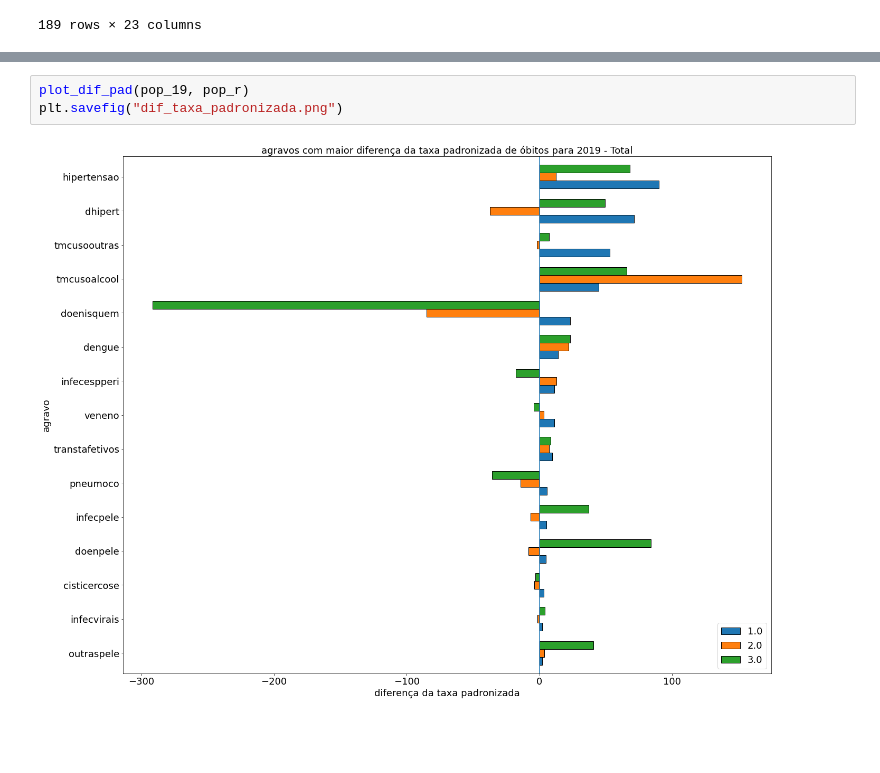
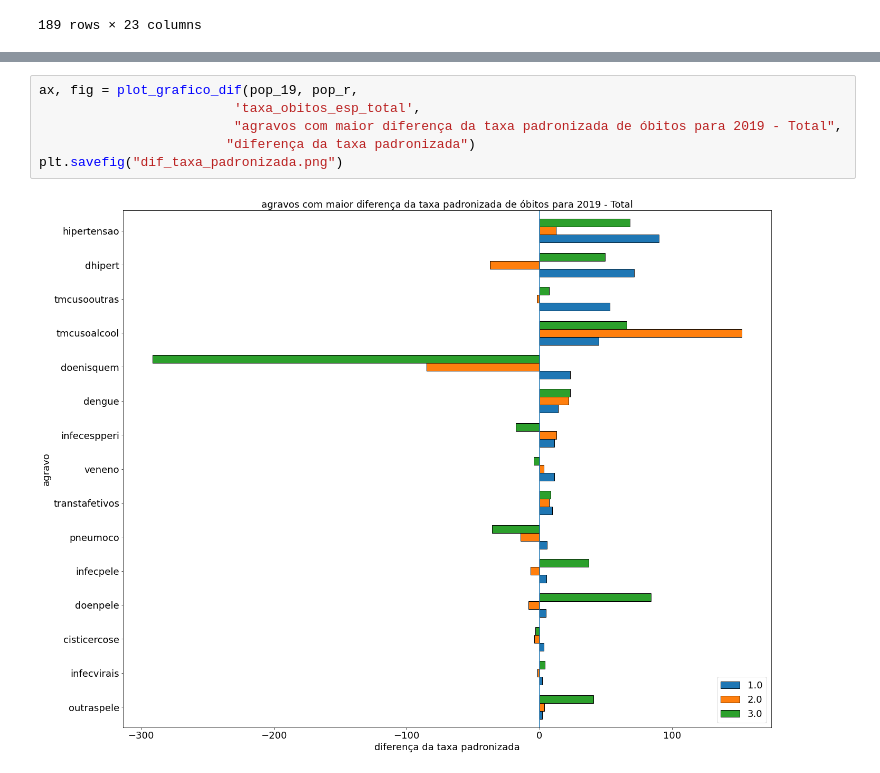
Before and after one commit to uai-ufmg/brumadinho37, a Jupyter notebook: graficos.ipynb, the cells around one changed output, grey strips where cells are left out. Cells and saved outputs as stored; diff of their text form; blank space fills up the shorter version.

```diff
--- a/graficos.ipynb
+++ b/graficos.ipynb
@@ -269,6 +141,9 @@ plt.savefig("dif_taxa_bruta.png")
-# %%
-plot_dif_pad(pop_19, pop_r)
-plt.savefig("dif_taxa_padronizada.png")
-# %% [output]
-[figure, removed]
+# %%
+ax, fig = plot_grafico_dif(pop_19, pop_r,
+                         'taxa_obitos_esp_total',
+                         "agravos com maior diferença da taxa padronizada de óbitos para 2019 - Total",
+                        "diferença da taxa padronizada")
+plt.savefig("dif_taxa_padronizada.png")
+# %% [output]
+[figure, added]
 # %%
```
Also changed, not shown: parts of 12 cells of this notebook, 2 other files.
